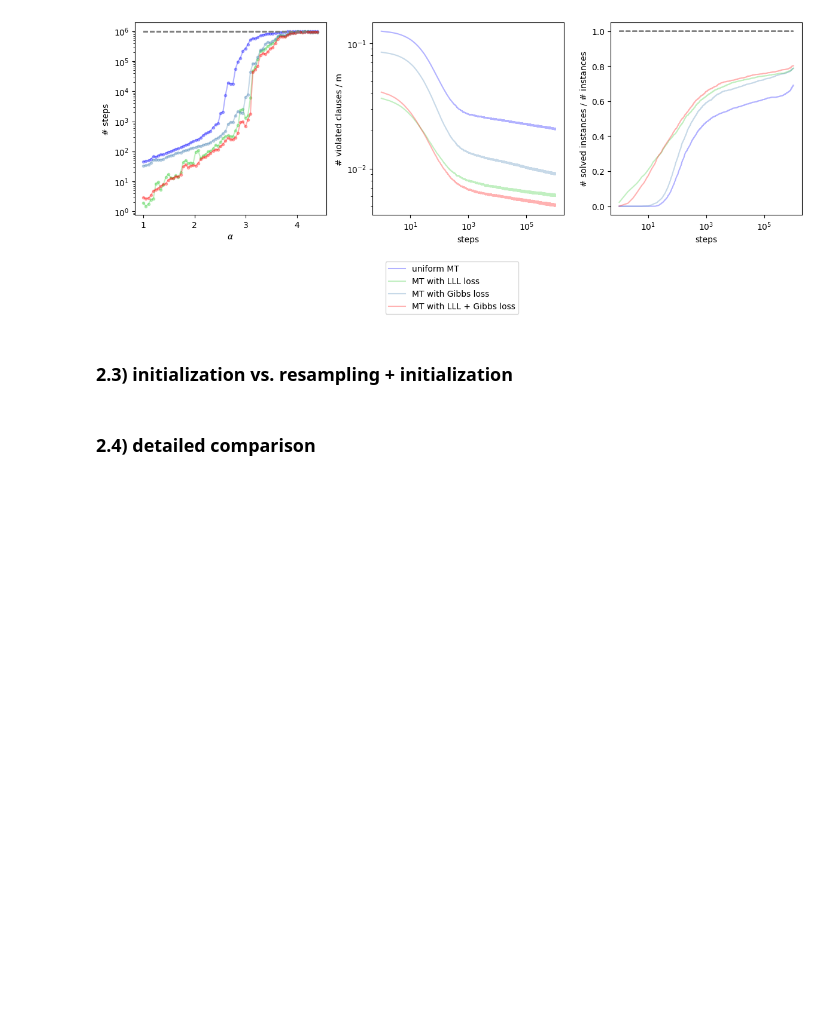
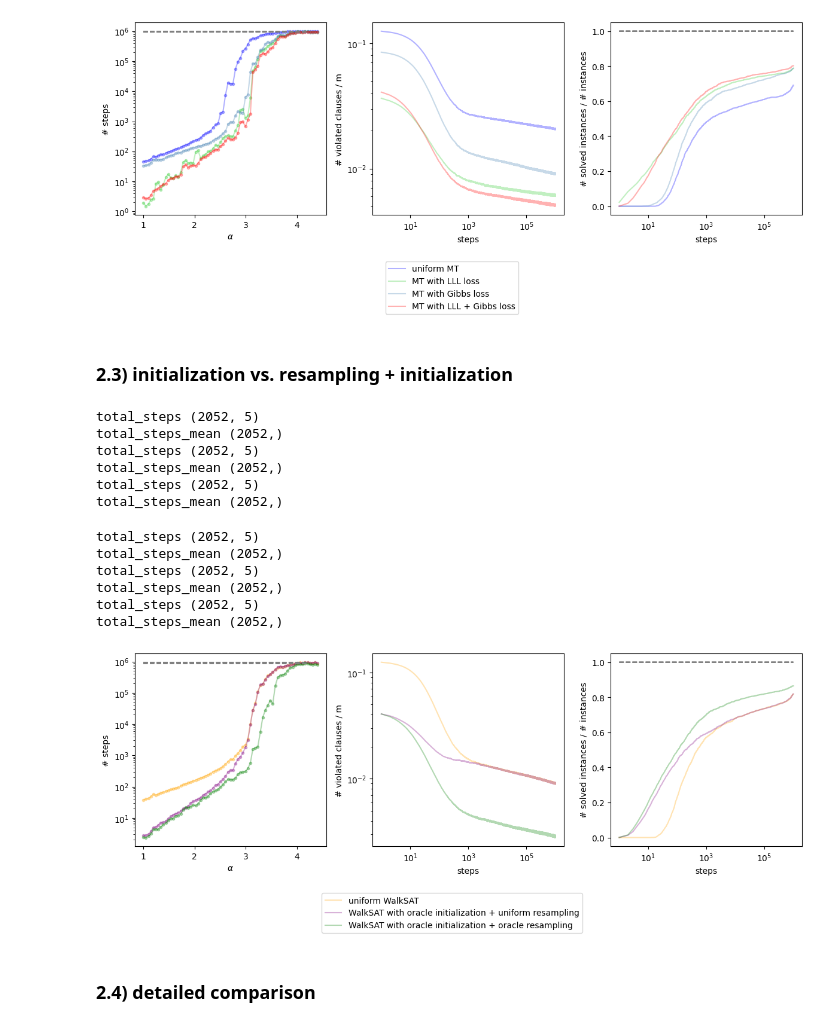
Before and after one commit to porscheofficial/sls_sat_solving_with_deep_learning, a Jupyter notebook: python/src/tutorial.ipynb, the cells around one changed output. Saved outputs shown, nothing was run; the diff lists cells and outputs as text; code cells hidden in the pictures; blank space fills up the shorter version.

```diff
--- a/python/src/tutorial.ipynb
+++ b/python/src/tutorial.ipynb
@@ -752,7 +752,7 @@ total_steps_mean (2052,)
 ### 2.3) initialization vs. resampling + initialization
 # %%
 saved_eval_path_list=  ["/Users/p403830/Downloads/ml_based_sat_solver_files/trajectories/moser/uniformmoser.npy",
-                        #tbf with model with oracle initialization + uniform resampling
+                        "/Users/p403830/Downloads/ml_based_sat_solver_files/trajectories/moser/initialize_DM_LLL_alt_2_norm_bs_120230803-150920_and_resample_uniform_moser.npy",
                         "/Users/p403830/Downloads/ml_based_sat_solver_files/trajectories/moser/DM_LLL_alt_2_norm_bs_120230803-150920moser.npy",
                         ]
 color = ["blue","cyan", "red"]
@@ -763,6 +763,34 @@ x = np.linspace(1, 4.4, 71)
 x_vary = 0.05
 plot_save = plot_save = "/Users/p403830/Downloads/ml_based_sat_solver_files/plots/Moser_oracle_vs_uniform"
 do_evaluation_multiple_models_paper_legend(saved_eval_path_list, color, average_alpha = (x, x_vary), plot_save = plot_save, legend=legend)
+# %% [output]
+total_steps (2052, 5)
+total_steps_mean (2052,)
+total_steps (2052, 5)
+total_steps_mean (2052,)
+total_steps (2052, 5)
+total_steps_mean (2052,)
+# %%
+saved_eval_path_list=  ["/Users/p403830/Downloads/ml_based_sat_solver_files/trajectories/probsat/schoening.npy",
+                        "/Users/p403830/Downloads/ml_based_sat_solver_files/trajectories/probsat/initialize_DM_LLL_alt_2_norm_bs_120230803-150920_and_resample_uniform_walksat.npy",
+                        "/Users/p403830/Downloads/ml_based_sat_solver_files/trajectories/probsat/DM_LLL_alt_2_norm_bs_120230803-150920probsat.npy",
+                        ]
+color = ["orange","purple", "green"]
+
+
+legend = ["uniform WalkSAT", "WalkSAT with oracle initialization + uniform resampling", "WalkSAT with oracle initialization + oracle resampling"]
+x = np.linspace(1, 4.4, 71)
+x_vary = 0.05
+plot_save = plot_save = "/Users/p403830/Downloads/ml_based_sat_solver_files/plots/WalkSAT_oracle_vs_uniform"
+do_evaluation_multiple_models_paper_legend(saved_eval_path_list, color, average_alpha = (x, x_vary), plot_save = plot_save, legend=legend)
+# %% [output]
+total_steps (2052, 5)
+total_steps_mean (2052,)
+total_steps (2052, 5)
+total_steps_mean (2052,)
+total_steps (2052, 5)
+total_steps_mean (2052,)
+[figure, added]
 # %% [markdown]
 ### 2.4) detailed comparison
 # %%
```
Also changed, not shown: 1 other file.
